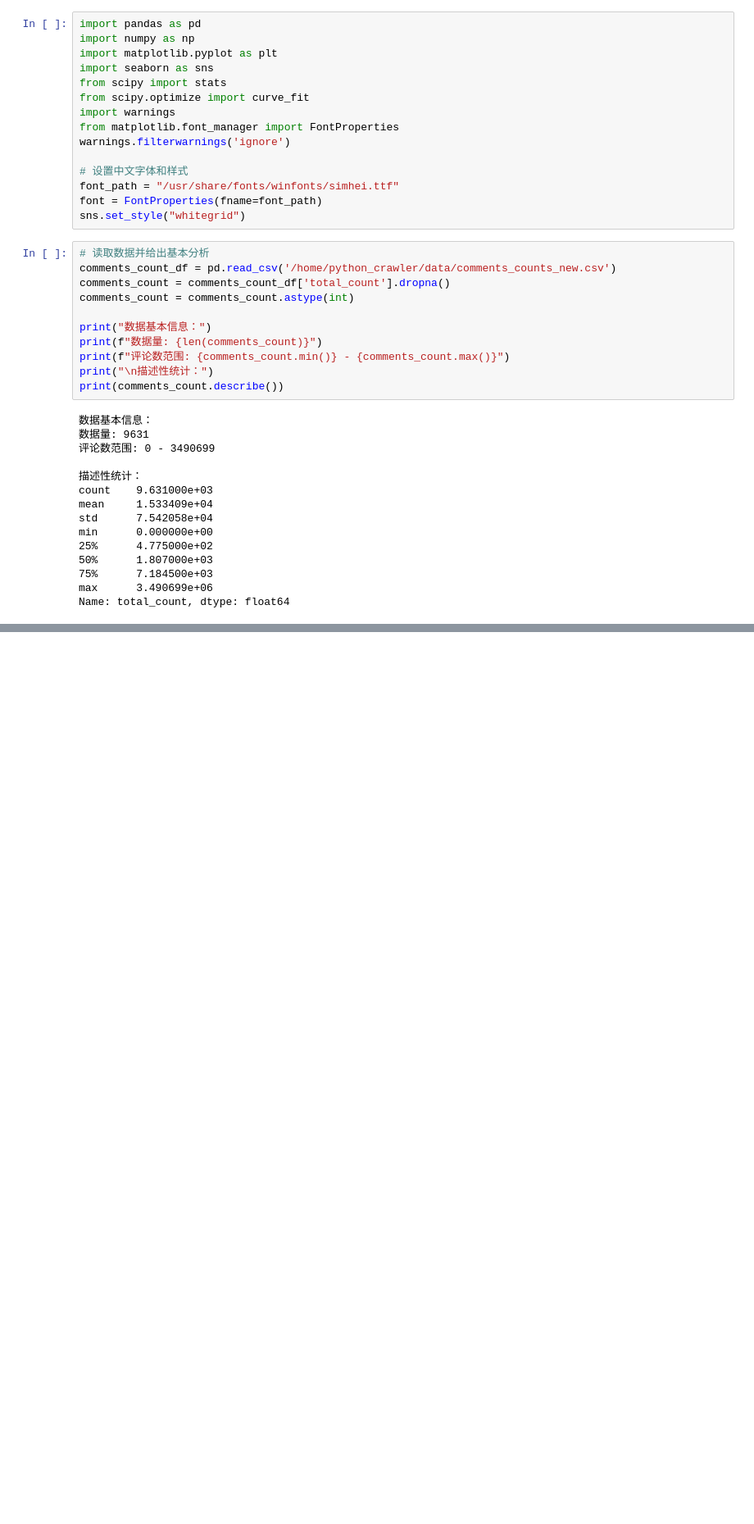
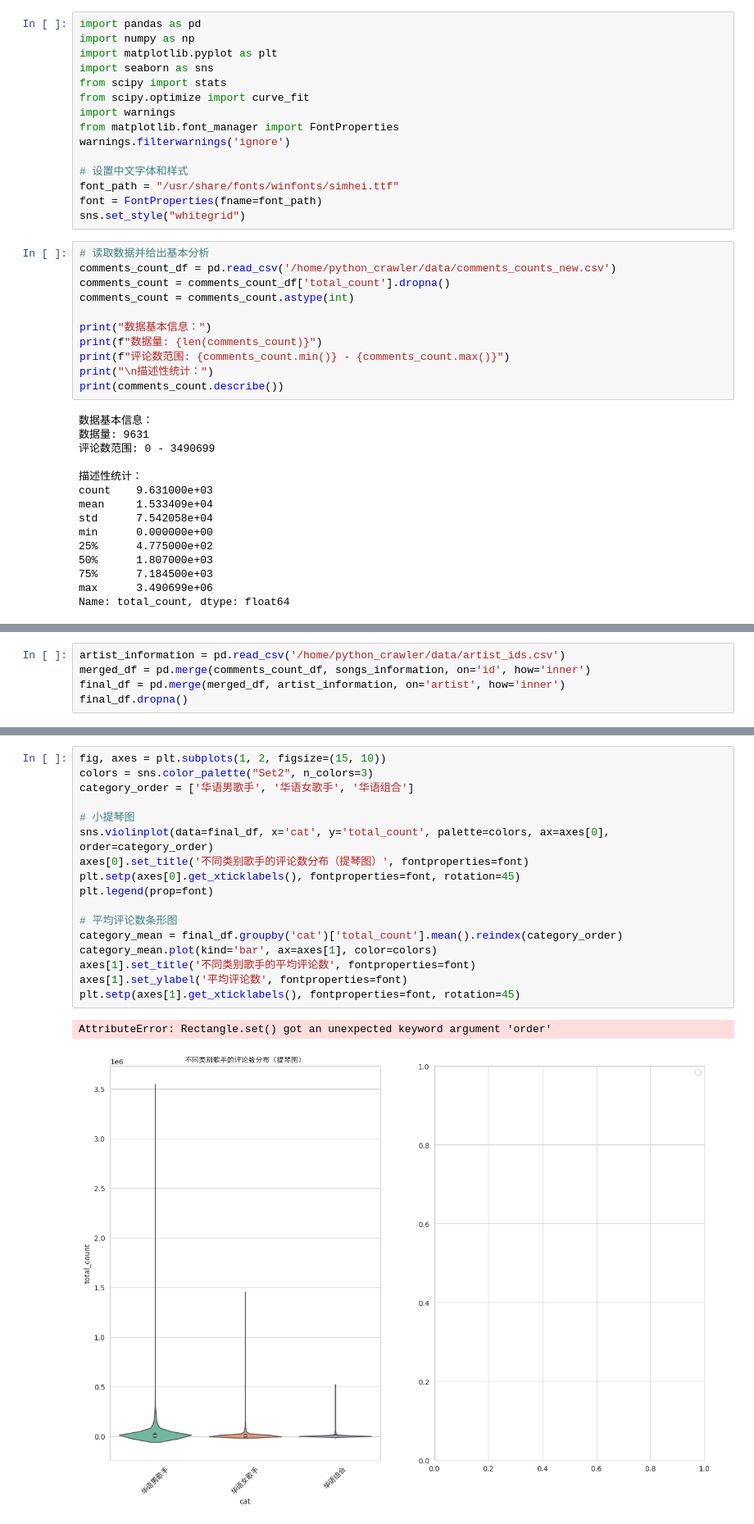
Before and after one commit to LiChengxi666/python_crawler, a Jupyter notebook: data_analyse.ipynb, the cells around one changed output, grey strips where cells are left out. Shown at 82% size. Cells and saved outputs as stored; diff of their text form; blank space fills up the shorter version.

Commit message:
feat(data analyse): 更新不同类别歌手评论数分析

```diff
--- a/data_analyse.ipynb
+++ b/data_analyse.ipynb
@@ -381,3 +386,8 @@ plt.legend()
 # %% [output]
 <matplotlib.legend.Legend at 0x...>
 [figure]
+# %%
+artist_information = pd.read_csv('/home/python_crawler/data/artist_ids.csv')
+merged_df = pd.merge(comments_count_df, songs_information, on='id', how='inner')
+final_df = pd.merge(merged_df, artist_information, on='artist', how='inner')
+final_df.dropna()
@@ -383,0 +425,20 @@ plt.legend()
+# %%
+fig, axes = plt.subplots(1, 2, figsize=(15, 10))
+colors = sns.color_palette("Set2", n_colors=3)
+category_order = ['华语男歌手', '华语女歌手', '华语组合']
+
+# 小提琴图
+sns.violinplot(data=final_df, x='cat', y='total_count', palette=colors, ax=axes[0], order=category_order)
+axes[0].set_title('不同类别歌手的评论数分布（提琴图）', fontproperties=font)
+plt.setp(axes[0].get_xticklabels(), fontproperties=font, rotation=45)
+plt.legend(prop=font)
+
+# 平均评论数条形图
+category_mean = final_df.groupby('cat')['total_count'].mean().reindex(category_order)
+category_mean.plot(kind='bar', ax=axes[1], color=colors)
+axes[1].set_title('不同类别歌手的平均评论数', fontproperties=font)
+axes[1].set_ylabel('平均评论数', fontproperties=font)
+plt.setp(axes[1].get_xticklabels(), fontproperties=font, rotation=45)
+# %% [output]
+AttributeError: Rectangle.set() got an unexpected keyword argument 'order'
+[figure, added]
```
Also changed, not shown: parts of 7 cells of this notebook.
